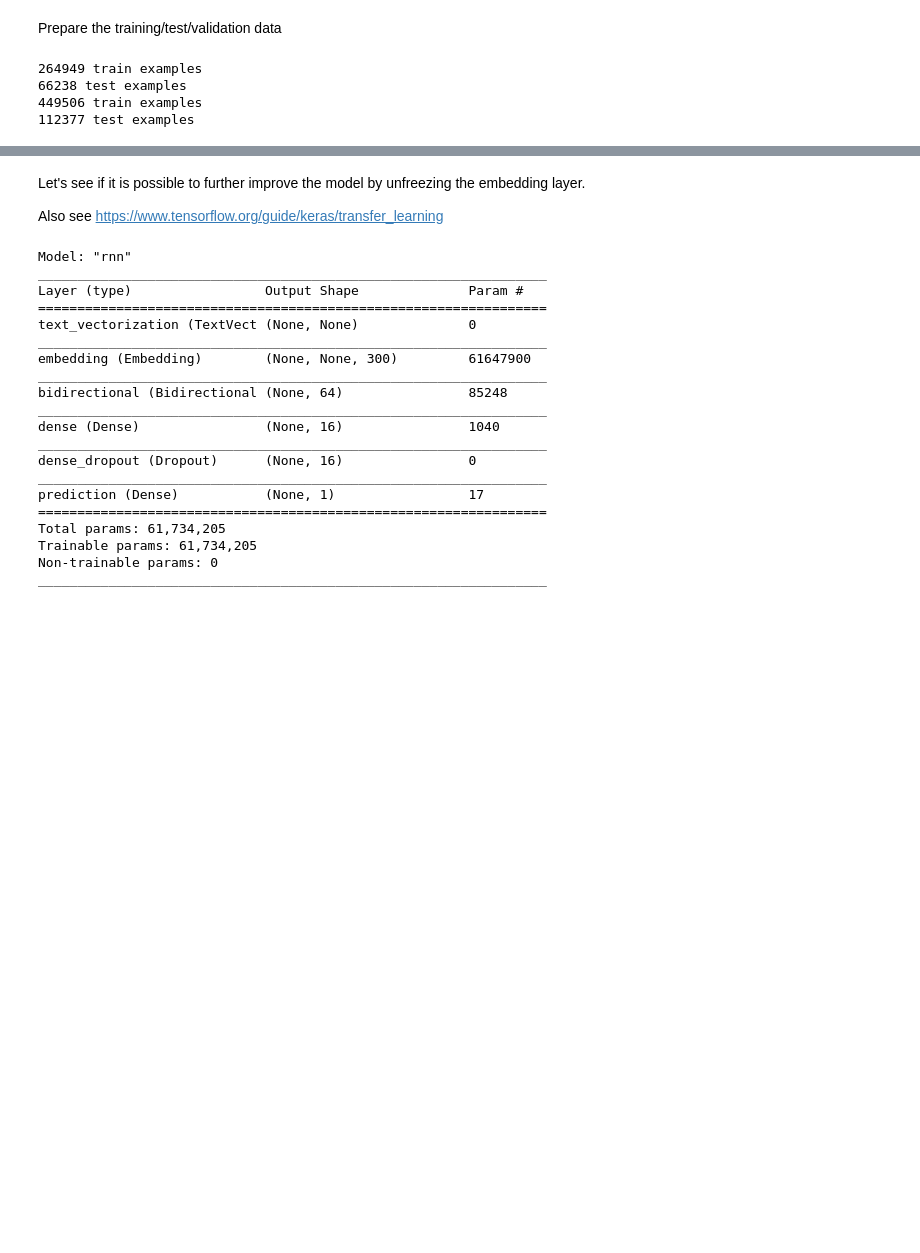
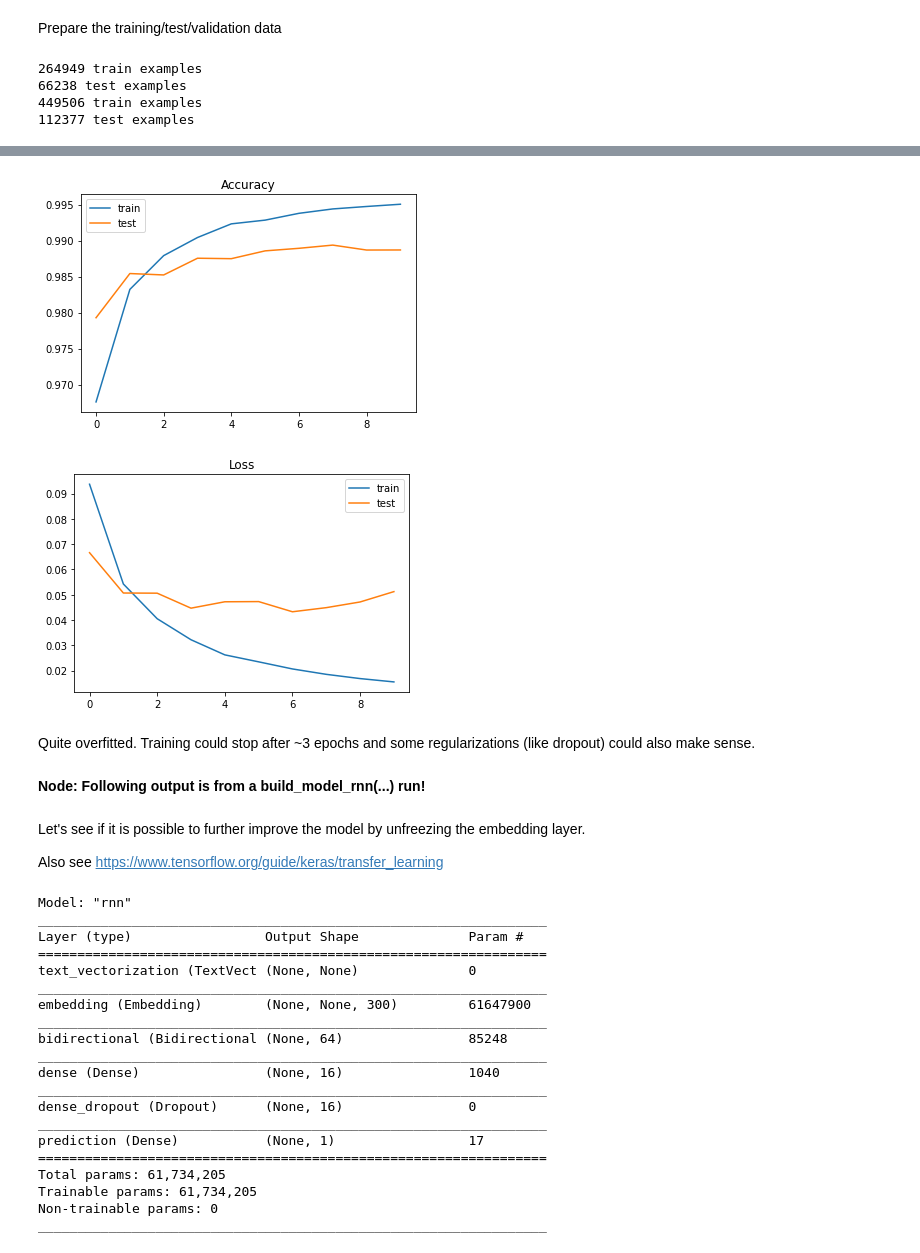
Before and after one commit to markif/2021_HS_DAS_NLP_Notebooks, a Jupyter notebook: 06_a_RNN_Text_Classifier.ipynb, the cells around one changed output, grey strips where cells are left out. Cells and saved outputs as stored; diff of their text form; code cells hidden in the pictures; blank space fills up the shorter version.

Commit message:
simple model

```diff
--- a/06_a_RNN_Text_Classifier.ipynb
+++ b/06_a_RNN_Text_Classifier.ipynb
@@ -320,3 +376,12 @@ Epoch 10/10
+# %%
+plot_history(history)
+# %% [output]
+[figure, added]
+[figure, added]
+# %% [markdown]
+Quite overfitted. Training could stop after ~3 epochs and some regularizations (like dropout) could also make sense.
+# %% [markdown]
+**Node: Following output is from a build_model_rnn(...) run!**
 # %% [markdown]
 Let's see if it is possible to further improve the model by unfreezing the embedding layer.
 
```
Also changed, not shown: parts of 8 cells of this notebook, 2 other files.
